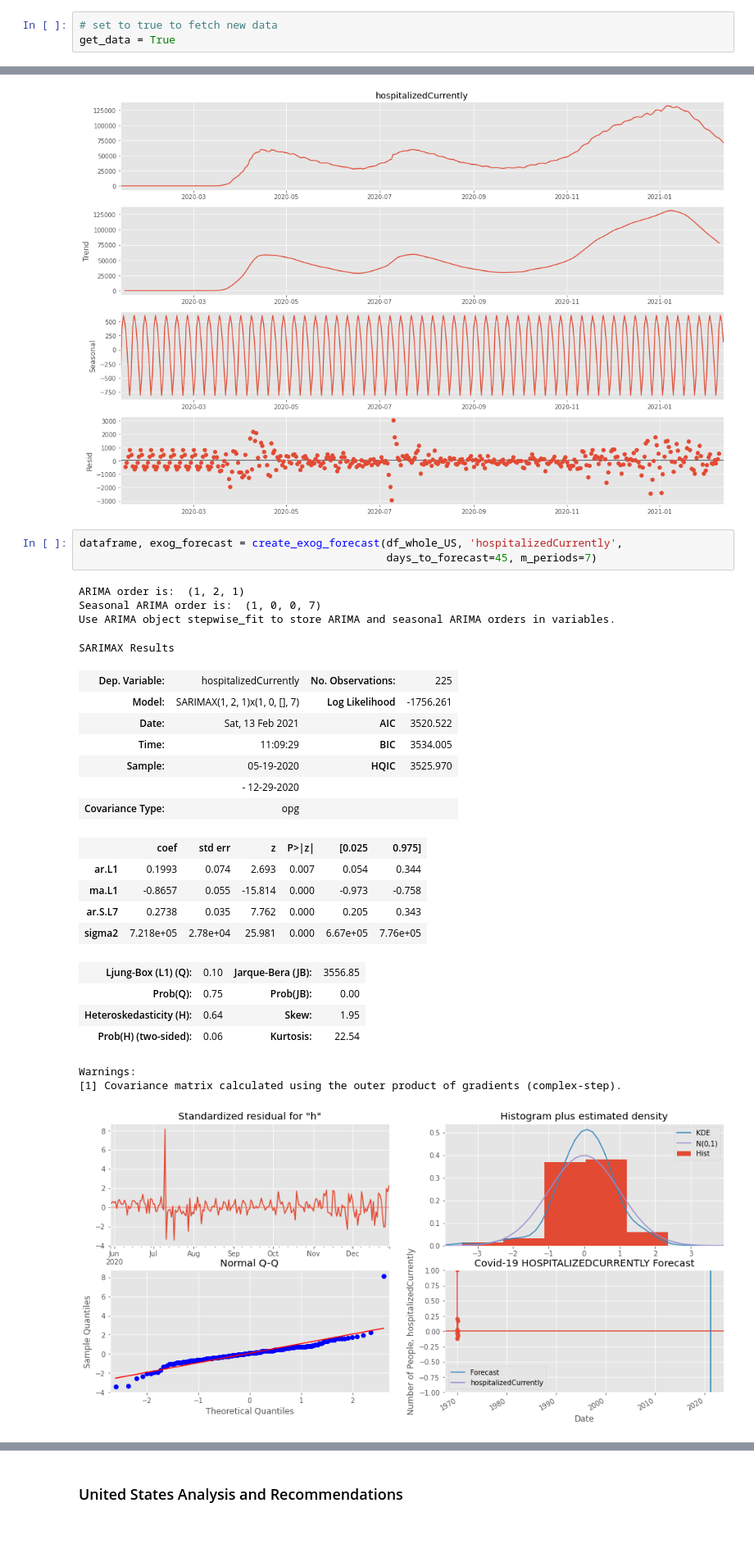
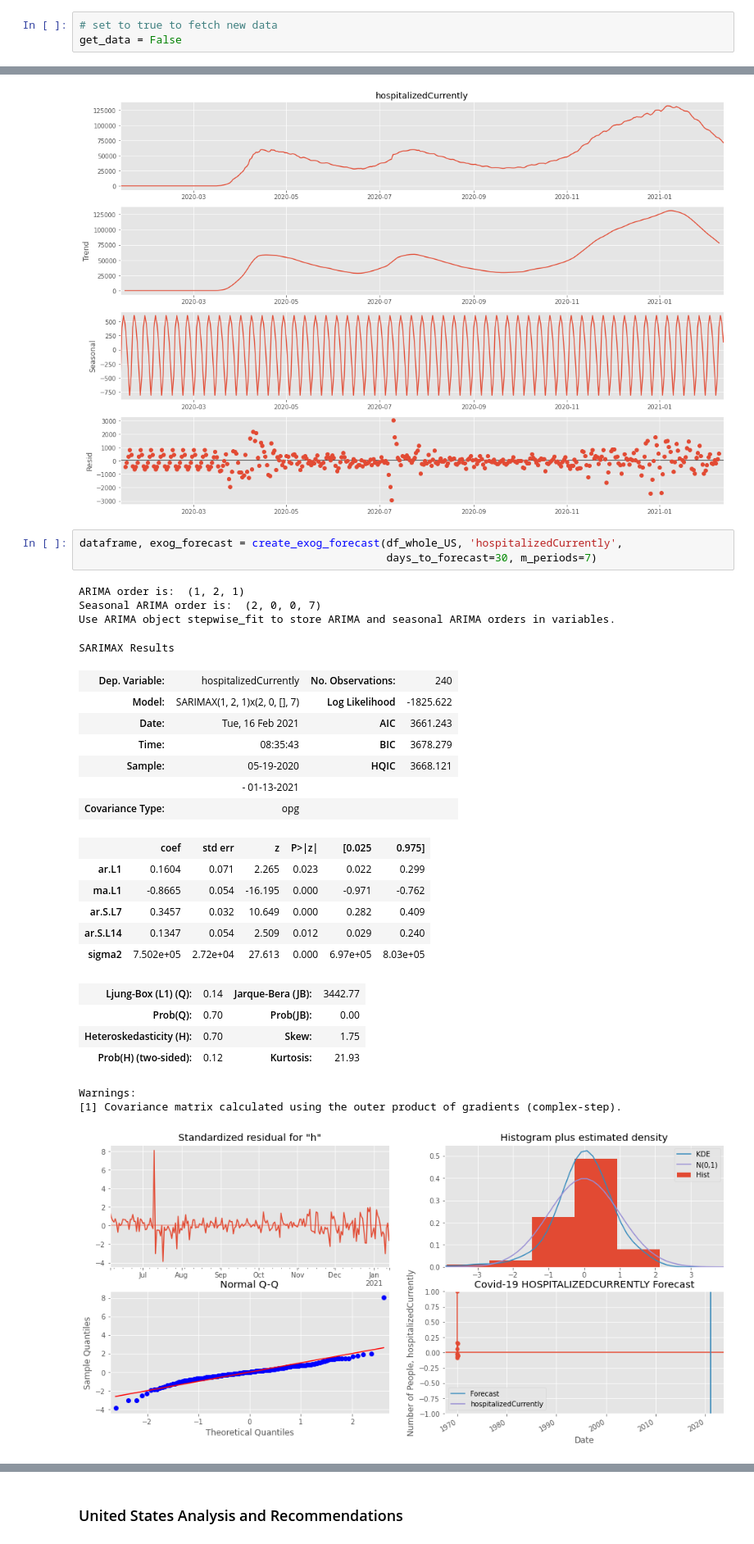
Before and after one commit to JosephDenney/Covid_Analysis, a Jupyter notebook: Covid_Notebook.ipynb, the cells around one changed output, grey strips where cells are left out. Shown at 82% size. Saved outputs shown, nothing was run; the diff lists cells and outputs as text.

```diff
--- a/Covid_Notebook.ipynb
+++ b/Covid_Notebook.ipynb
@@ -92,7 +92,7 @@ if open_links == True:
 #### The Covid Tracking Project was organized by the news agency The Atlantic early in 2020 in an effort to provide as much data on the pandemic as possible. Coordination of state by state Covid data required building working relationships with state officials to obtain relevant state information. Above are links to the project that can provide further information regarding Covid-19. Additionally, it is worth noting that the project is coming to its end at the beginning of March 2021 as a result of improvements to Federal collection of data.
 # %%
 # set to true to fetch new data
-get_data = True
+get_data = False
 # %%
 if get_data == True:
     df_states = pd.read_csv('https://api.covidtracking.com/v1/states/daily.csv',index_col='date',parse_dates=True)
@@ -1097,28 +1159,29 @@ sd(df_whole_US['hospitalizedCurrently']).plot();
 [figure]
 # %%
 dataframe, exog_forecast = create_exog_forecast(df_whole_US, 'hospitalizedCurrently',
-                                                days_to_forecast=45, m_periods=7)
+                                                days_to_forecast=30, m_periods=7)
 # %% [output]
 ARIMA order is:  (1, 2, 1)
-Seasonal ARIMA order is:  (1, 0, 0, 7)
+Seasonal ARIMA order is:  (2, 0, 0, 7)
 Use ARIMA object stepwise_fit to store ARIMA and seasonal ARIMA orders in variables.
 SARIMAX Results
-| Dep. Variable: | hospitalizedCurrently | No. Observations: | 225 |
-| Model: | SARIMAX(1, 2, 1)x(1, 0, [], 7) | Log Likelihood | -1756.261 |
-| Date: | Sat, 13 Feb 2021 | AIC | 3520.522 |
-| Time: | 11:09:29 | BIC | 3534.005 |
-| Sample: | 05-19-2020 | HQIC | 3525.970 |
-|  | - 12-29-2020 |  |  |
+| Dep. Variable: | hospitalizedCurrently | No. Observations: | 240 |
+| Model: | SARIMAX(1, 2, 1)x(2, 0, [], 7) | Log Likelihood | -1825.622 |
+| Date: | Tue, 16 Feb 2021 | AIC | 3661.243 |
+| Time: | 08:35:43 | BIC | 3678.279 |
+| Sample: | 05-19-2020 | HQIC | 3668.121 |
+|  | - 01-13-2021 |  |  |
 | Covariance Type: | opg |  |  |
 |  | coef | std err | z | P>|z| | [0.025 | 0.975] |
-| ar.L1 | 0.1993 | 0.074 | 2.693 | 0.007 | 0.054 | 0.344 |
-| ma.L1 | -0.8657 | 0.055 | -15.814 | 0.000 | -0.973 | -0.758 |
-| ar.S.L7 | 0.2738 | 0.035 | 7.762 | 0.000 | 0.205 | 0.343 |
-| sigma2 | 7.218e+05 | 2.78e+04 | 25.981 | 0.000 | 6.67e+05 | 7.76e+05 |
+| ar.L1 | 0.1604 | 0.071 | 2.265 | 0.023 | 0.022 | 0.299 |
+| ma.L1 | -0.8665 | 0.054 | -16.195 | 0.000 | -0.971 | -0.762 |
+| ar.S.L7 | 0.3457 | 0.032 | 10.649 | 0.000 | 0.282 | 0.409 |
+| ar.S.L14 | 0.1347 | 0.054 | 2.509 | 0.012 | 0.029 | 0.240 |
+| sigma2 | 7.502e+05 | 2.72e+04 | 27.613 | 0.000 | 6.97e+05 | 8.03e+05 |
-| Ljung-Box (L1) (Q): | 0.10 | Jarque-Bera (JB): | 3556.85 |
-| Prob(Q): | 0.75 | Prob(JB): | 0.00 |
-| Heteroskedasticity (H): | 0.64 | Skew: | 1.95 |
-| Prob(H) (two-sided): | 0.06 | Kurtosis: | 22.54 |
+| Ljung-Box (L1) (Q): | 0.14 | Jarque-Bera (JB): | 3442.77 |
+| Prob(Q): | 0.70 | Prob(JB): | 0.00 |
+| Heteroskedasticity (H): | 0.70 | Skew: | 1.75 |
+| Prob(H) (two-sided): | 0.12 | Kurtosis: | 21.93 |
 Warnings:
 [1] Covariance matrix calculated using the outer product of gradients (complex-step).
-[figure, old version]
+[figure, new version]
```
Also changed, not shown: parts of 32 cells of this notebook, 1 other file.
